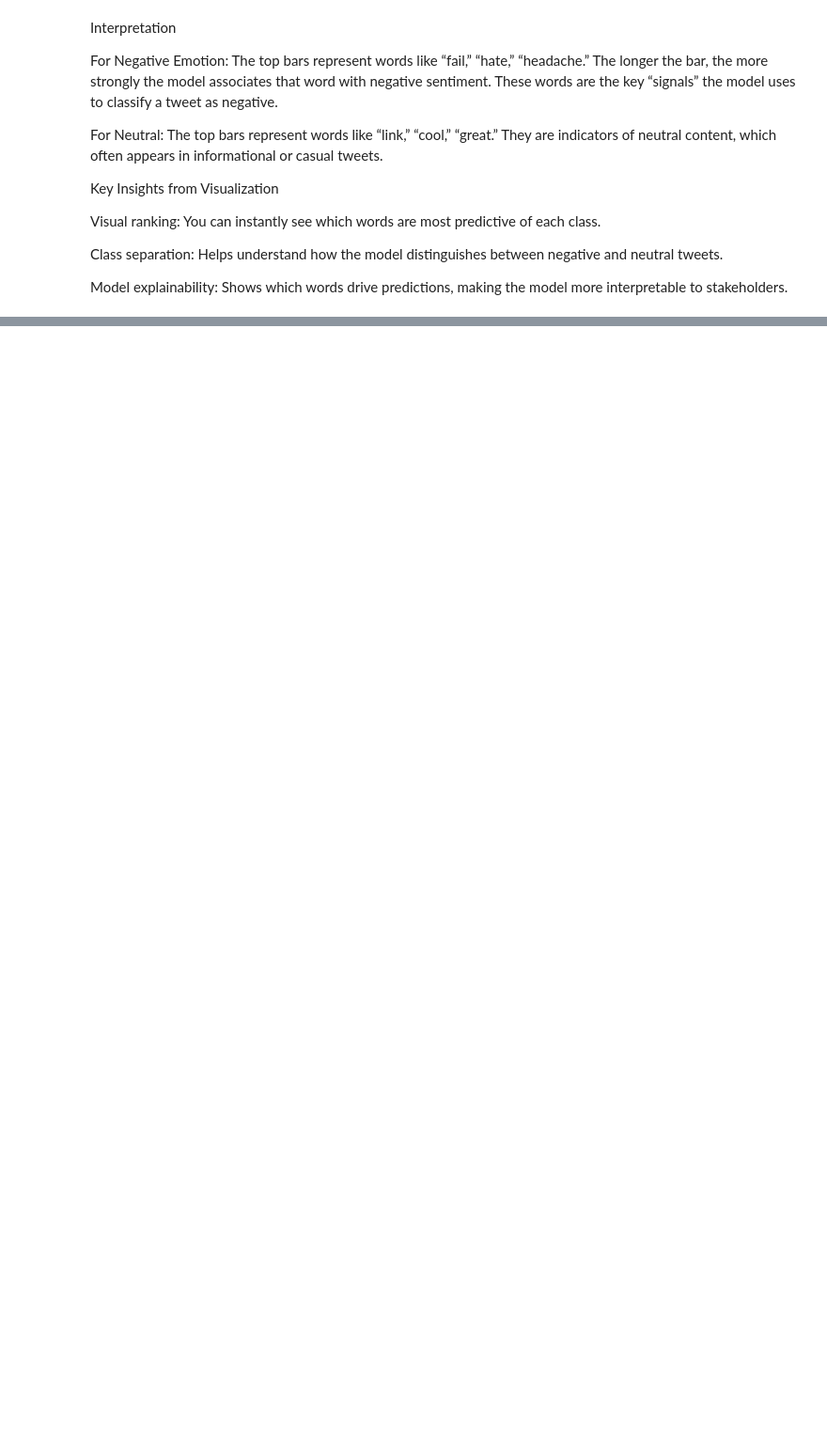
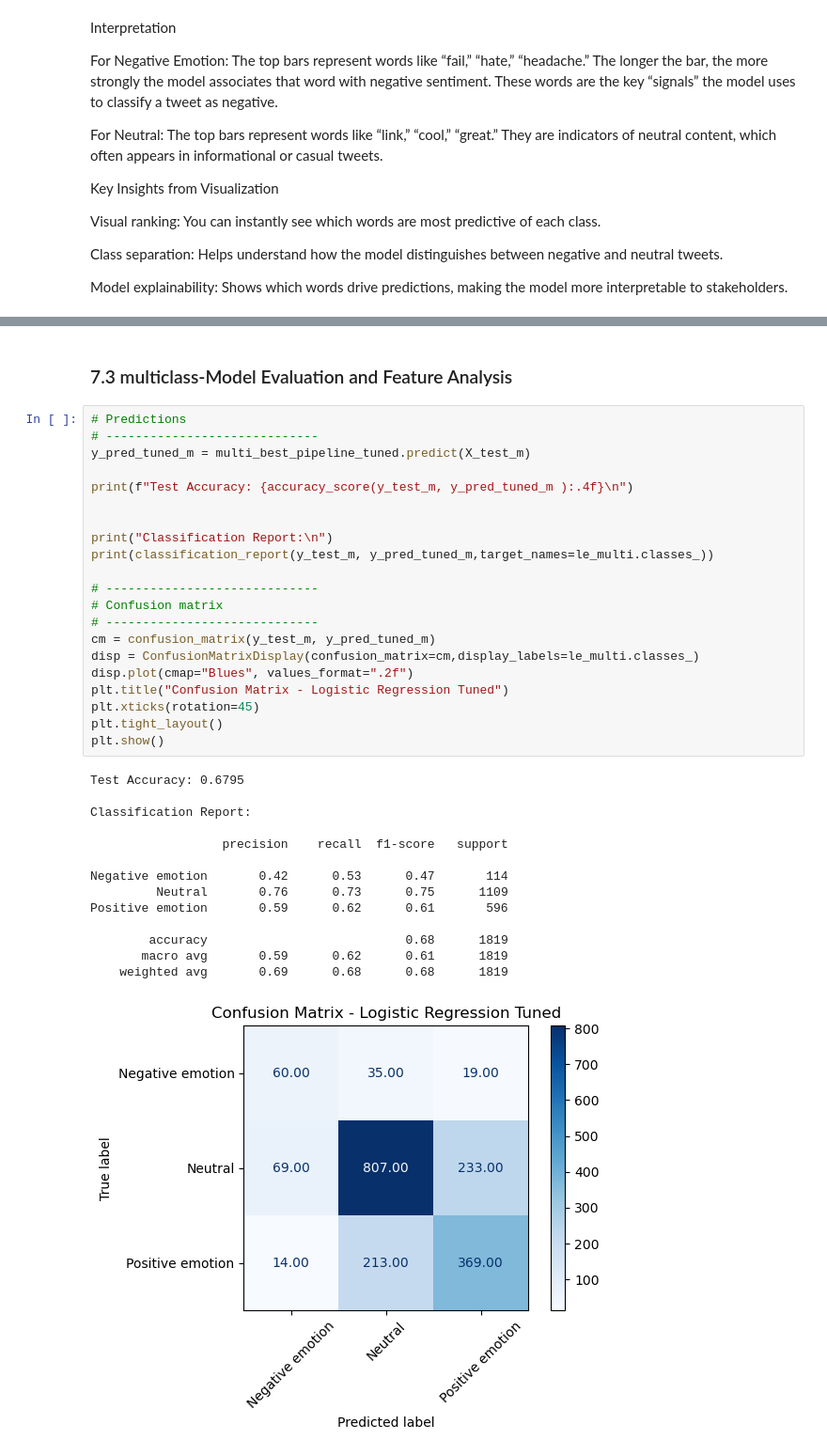
Before and after one commit to KaiFa254/Group_3_NLP_Project_Phase4, a Jupyter notebook: NLP.ipynb, the cells around one changed output, grey strips where cells are left out. Shown at 94% size. Cells and saved outputs as stored; diff of their text form; blank space fills up the shorter version.

Commit message:
multi-class hyperparameter

```diff
--- a/NLP.ipynb
+++ b/NLP.ipynb
@@ -799,0 +821,38 @@ The model generally performs poorly with with a low accuracy score of 0.54. The
+# %% [markdown]
+### 7.3 multiclass-Model Evaluation and Feature Analysis
+# %%
+# Predictions
+# -----------------------------
+y_pred_tuned_m = multi_best_pipeline_tuned.predict(X_test_m)
+
+print(f"Test Accuracy: {accuracy_score(y_test_m, y_pred_tuned_m ):.4f}\n")
+
+
+print("Classification Report:\n")
+print(classification_report(y_test_m, y_pred_tuned_m,target_names=le_multi.classes_))
+
+# -----------------------------
+# Confusion matrix
+# -----------------------------
+cm = confusion_matrix(y_test_m, y_pred_tuned_m)
+disp = ConfusionMatrixDisplay(confusion_matrix=cm,display_labels=le_multi.classes_)
+disp.plot(cmap="Blues", values_format=".2f")
+plt.title("Confusion Matrix - Logistic Regression Tuned")
+plt.xticks(rotation=45)
+plt.tight_layout()
+plt.show()
+# %% [output]
+Test Accuracy: 0.6795
+
+Classification Report:
+
+                  precision    recall  f1-score   support
+
+Negative emotion       0.42      0.53      0.47       114
+         Neutral       0.76      0.73      0.75      1109
+Positive emotion       0.59      0.62      0.61       596
+
+        accuracy                           0.68      1819
+       macro avg       0.59      0.62      0.61      1819
+    weighted avg       0.69      0.68      0.68      1819
+[figure, added]
```
Also changed, not shown: parts of 21 cells of this notebook.
